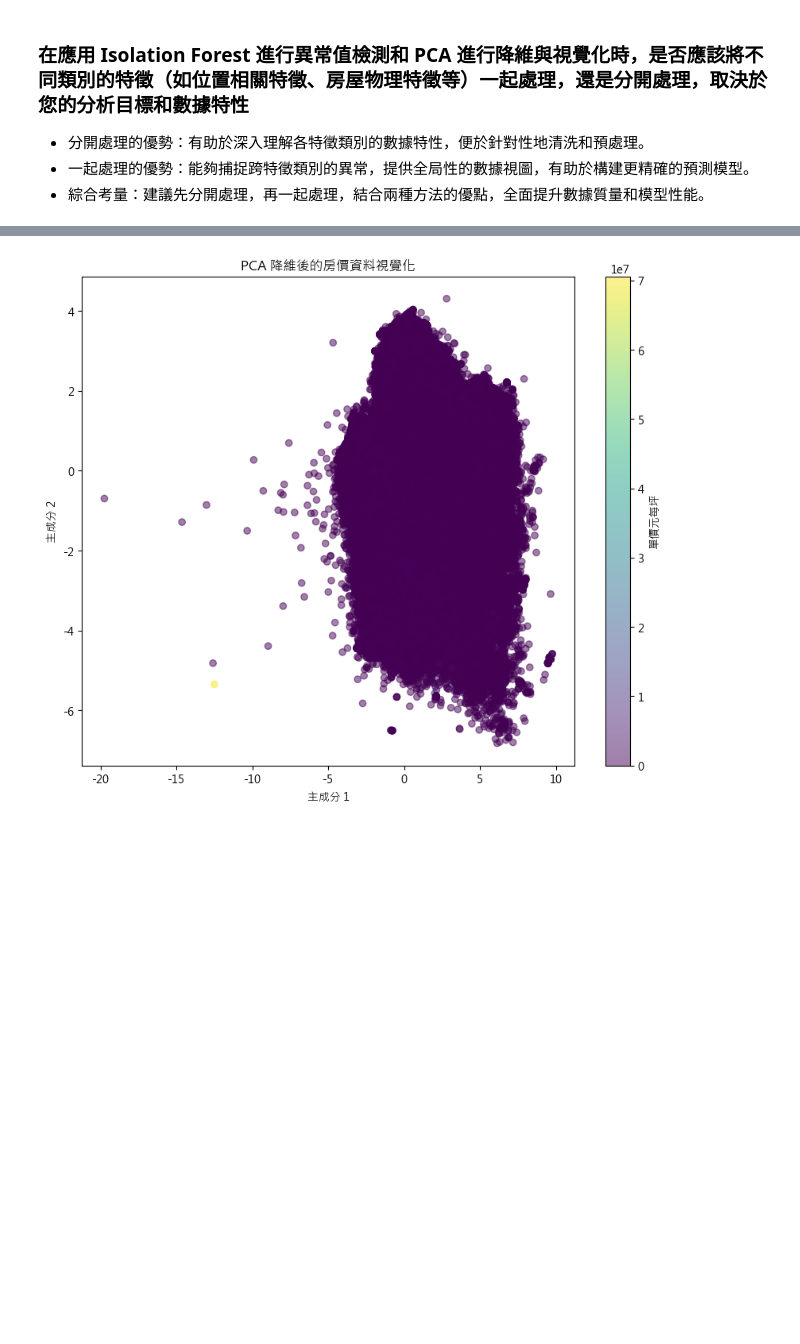
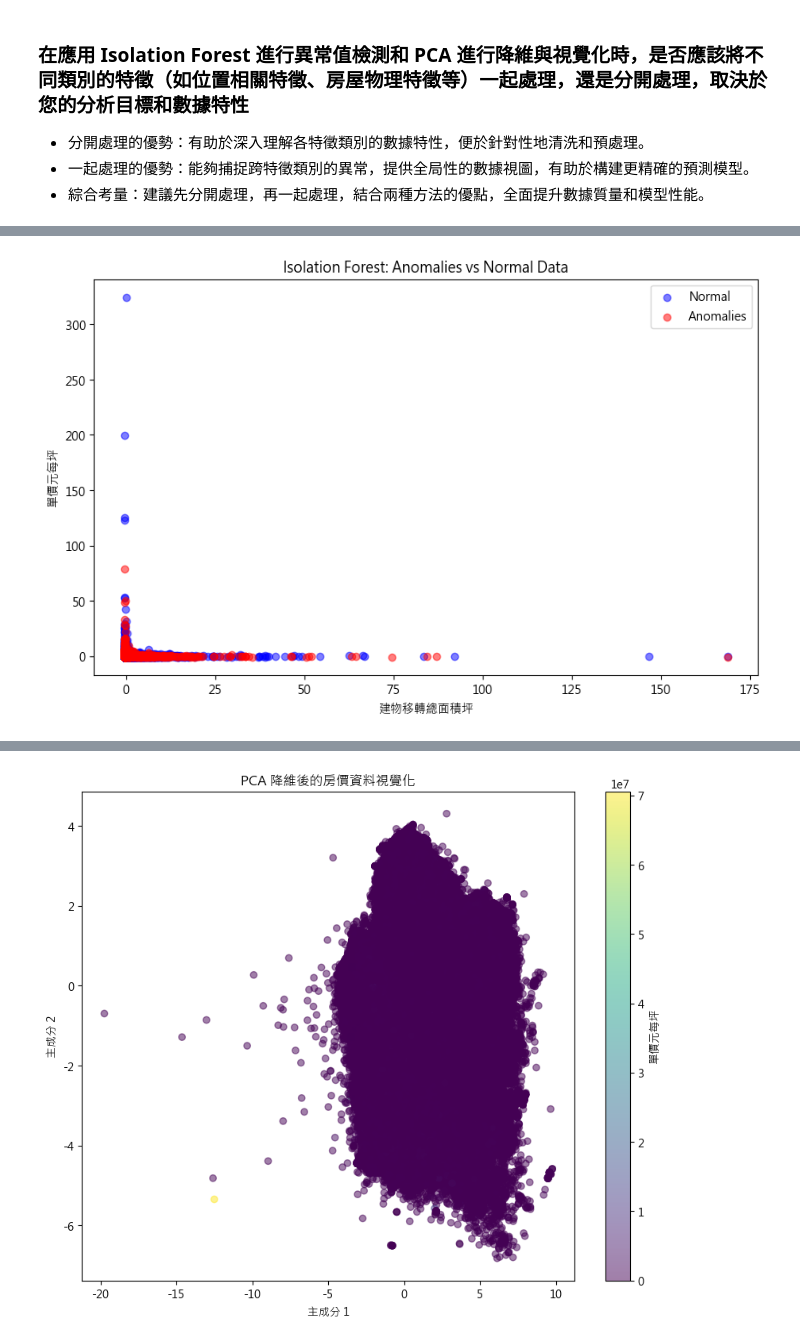
Before and after one commit to BDSE35/house, a Jupyter notebook: preprocessing/mining_isolationForest_outlier.ipynb, the cells around one changed output, grey strips where cells are left out. Drawn from its saved outputs; the diff is of its cells as text; code cells hidden in the pictures; blank space fills up the shorter version.

```diff
--- a/preprocessing/mining_isolationForest_outlier.ipynb
+++ b/preprocessing/mining_isolationForest_outlier.ipynb
@@ -15,7 +15,10 @@ import warnings
 
 warnings.filterwarnings("ignore")
 # %%
-df = pd.read_csv('/Volumes/Debbie 1T/BDSE35-1_Final Project_2/data/實價登錄房價_266019row_cleaned.csv')
+df = pd.read_csv(
+    "D:\佩佩的\期末專題用資料\data\實價登錄房價_266019row_cleaned.csv",
+    encoding="utf-8-sig",
+)
 # %%
 df.info()
 # %% [output]
@@ -69,0 +236,36 @@ Index(['鄉鎮市區', '土地位置建物門牌', '交易年月日', '建築完
+# %%
+import pandas as pd
+import matplotlib.pyplot as plt
+from sklearn.ensemble import IsolationForest
+from sklearn.preprocessing import StandardScaler
+
+# 假設資料已存在於 DataFrame df
+# 處理缺失值
+numeric_cols = df.select_dtypes(include=["number"]).columns
+df[numeric_cols] = df[numeric_cols].fillna(df[numeric_cols].mean())
+
+# 訓練 Isolation Forest 模型
+model = IsolationForest(contamination=0.01, random_state=42)
+df["anomaly"] = model.fit_predict(df)
+
+# 將異常樣本與正常樣本分開
+outliers = df[df["anomaly"] == -1]
+inliers = df[df["anomaly"] == 1]
+
+# 選擇要視覺化的兩個特徵（假設為 '建物移轉總面積坪' 和 '單價元每坪'）
+x_feature = "建物移轉總面積坪"
+y_feature = "單價元每坪"
+
+# 繪製散布圖
+plt.figure(figsize=(10, 6))
+plt.scatter(inliers[x_feature], inliers[y_feature], c="blue", label="Normal", alpha=0.5)
+plt.scatter(
+    outliers[x_feature], outliers[y_feature], c="red", label="Anomalies", alpha=0.5
+)
+plt.xlabel(x_feature)
+plt.ylabel(y_feature)
+plt.title("Isolation Forest: Anomalies vs Normal Data")
+plt.legend()
+plt.show()
+# %% [output]
+[figure, added]
```
Also changed, not shown: parts of 24 cells of this notebook.
